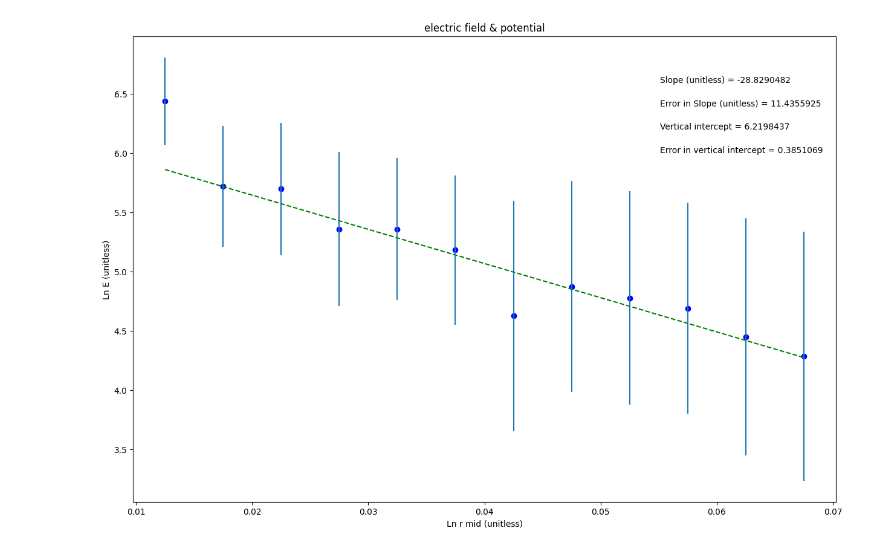
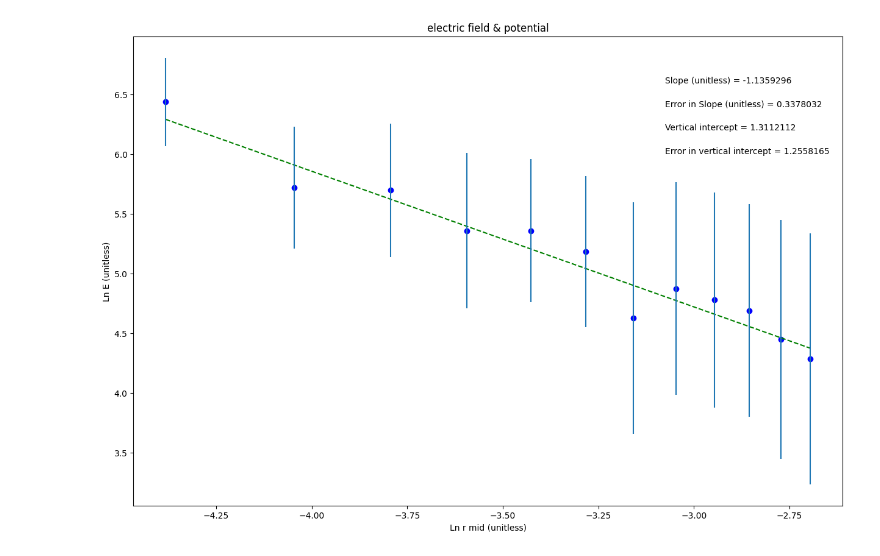
Before and after one commit to Drewsive/PHSXlab, a Jupyter notebook: electric_field_&_potential.ipynb, the cells around one changed output. Drawn from its saved outputs; the diff is of its cells as text; code cells hidden in the pictures.

```diff
--- a/electric_field_&_potential.ipynb
+++ b/electric_field_&_potential.ipynb
@@ -19,11 +19,12 @@ import matplotlib.pyplot as plt
 #variable names should start with a letter and must contain only letters, numbers, and underscores
 
 
-xvariable_changeme = np.array([0.0125, 0.0175,0.0225,0.0275,0.0325,0.0375,0.0425,0.0475,0.0525,0.0575,0.0625,0.0675])
+xvariable_changeme = np.array([-4.382, -4.046, -3.794, -3.594, -3.427, -3.283, -3.158, -3.047, -2.947, -2.856, -2.773, -2.696])
 
-yvariable_changeme = np.array([6.4350814,5.7170277,5.6948538,5.3565863,5.3565863,5.1817836,4.6249728,4.8726496,4.7763184,4.6882851,4.4465652,4.2858828])
+yvariable_changeme = np.array([6.4350814, 5.7170277, 5.6948538, 5.3565863 ,5.3565863, 5.1817836, 4.6249728, 4.8726496, 4.7763184, 4.6882851, 4.4465652, 4.2858828])
 
-err_yvariable_changeme = np.array([0.37,0.51,0.56,0.65,0.60,0.63,0.97,0.89,0.90,0.89,1.00,1.05])
+err_yvariable_changeme = np.array([0.37, 0.51, 0.56, 0.65, 0.60, 0.63, 0.97, 0.89, 0.90, 0.89, 1.00, 1.051])
+
 
 
 
@@ -92,31 +93,31 @@ elif annotation_placement==3 or annotation_placement==4:
 #Don't need to change anything in this section!
 
 #Plot data on graph. Plot error bars and place values for slope,
 #error in slope, and vertical intercept (plus error) on the plot using "annotate"
 
 plt.figure(figsize=(15,10))
 
 plt.plot(x, fit, color='green', linestyle='--')
 plt.scatter(x, y, color='blue', marker='o')
 
 plt.xlabel(x_label)
 plt.ylabel(y_label)
 plt.title(plot_title)
 
 plt.errorbar(x, y, yerr=dy, xerr=None, fmt="none") #don't need to plot x error bars
 
 plt.annotate('Slope ({}) = {value:.{digits}f}'.format(slope_units,value=m, digits=7),
              (xpos, ypos[0]), xycoords='axes fraction')
 
 plt.annotate('Error in Slope ({}) = {value:.{digits}f}'.format(slope_units,value=dm, digits=7),
              (xpos, ypos[1]), xycoords='axes fraction')
 
 plt.annotate('Vertical intercept = {value:.{digits}f}'.format(value=b, digits=7),
              (xpos, ypos[2]), xycoords='axes fraction')
 
 plt.annotate('Error in vertical intercept = {value:.{digits}f}'.format(value=db, digits=7),
              (xpos, ypos[3]), xycoords='axes fraction')
 
 plt.show()
 # %% [output]
-[figure, old version]
+[figure, new version]
```
